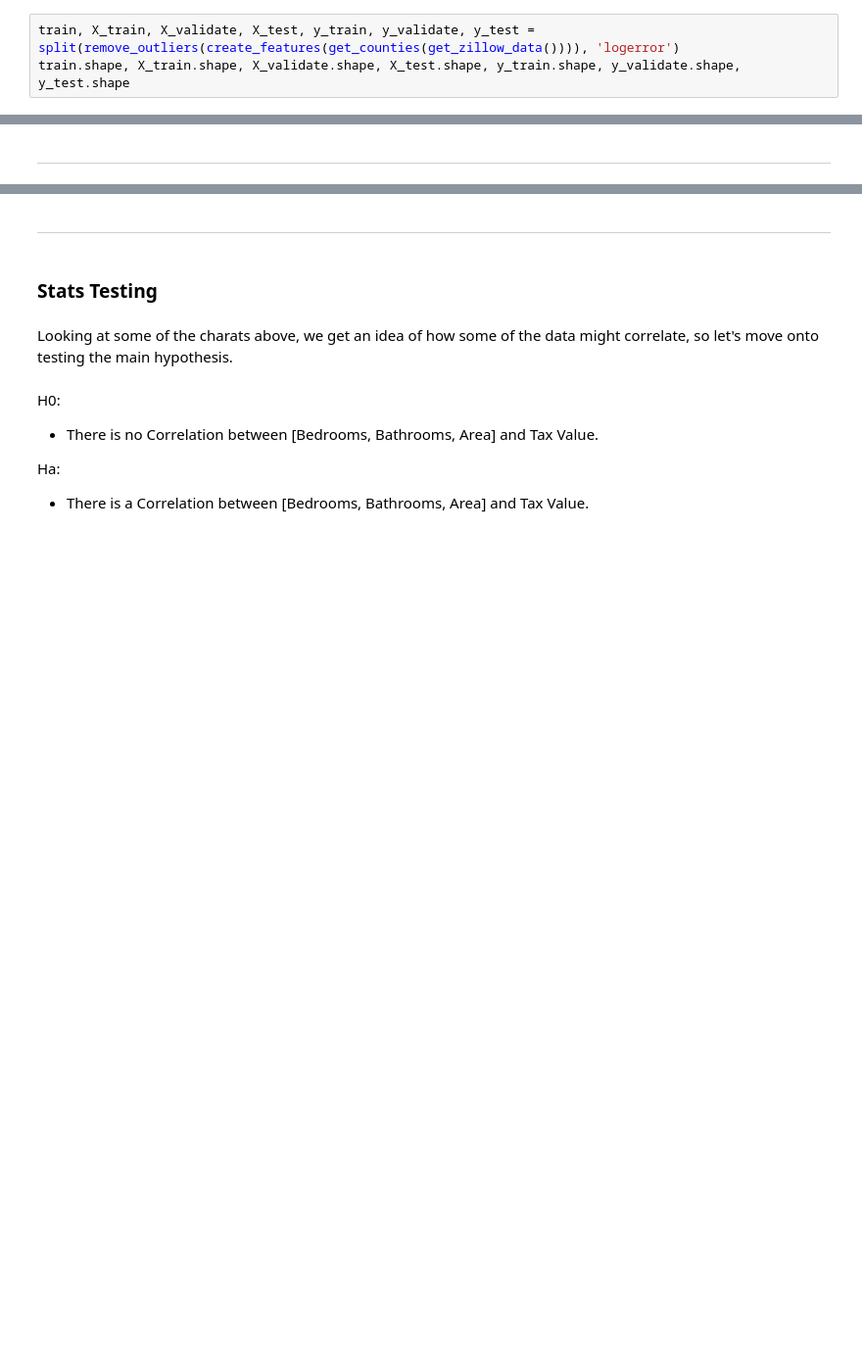
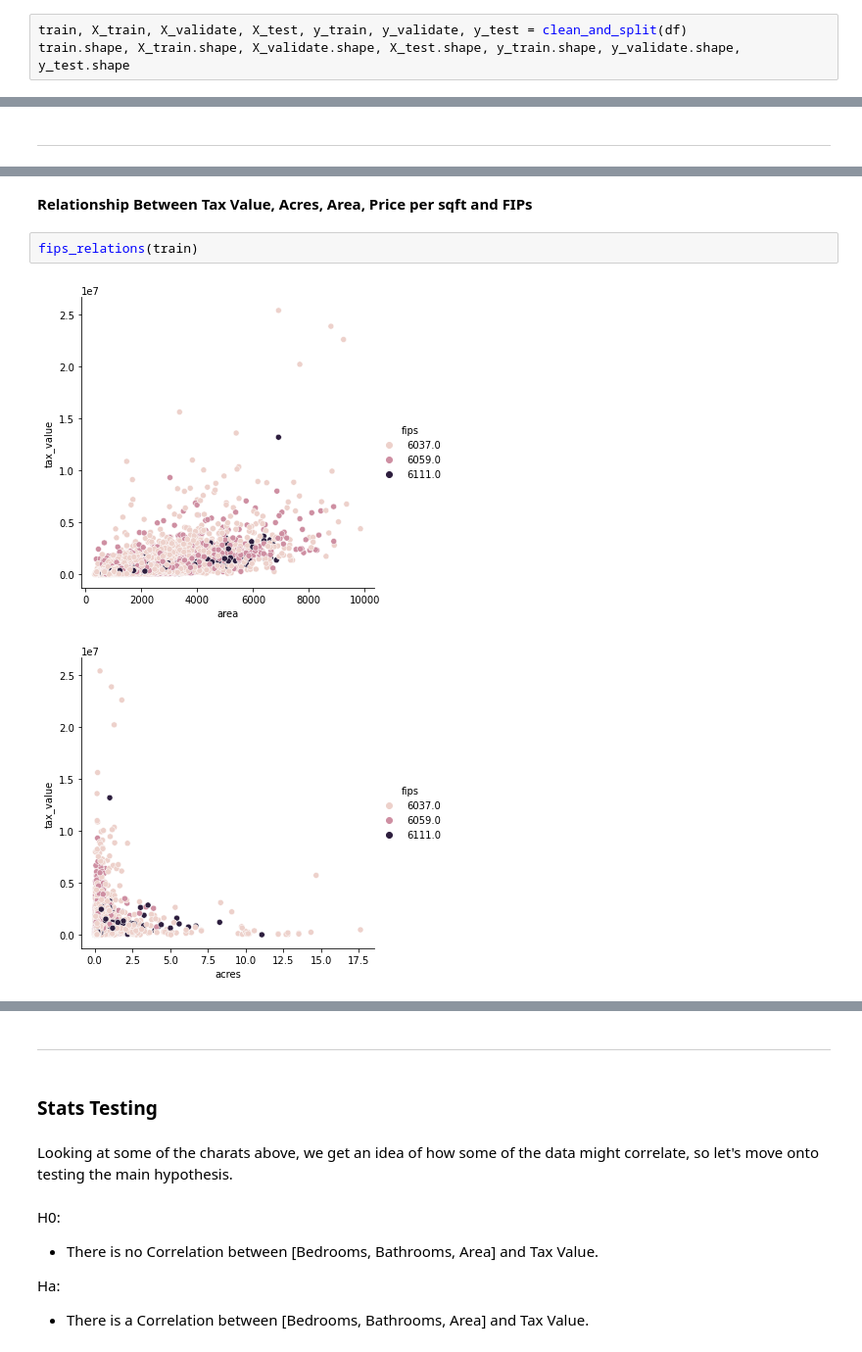
Before and after one commit to Lewis-Park-Bench/Cluster-Project, a Jupyter notebook: final_notebook.ipynb, the cells around one changed output, grey strips where cells are left out. Shown at 98% size. Saved outputs shown, nothing was run; the diff lists cells and outputs as text; blank space fills up the shorter version.

```diff
--- a/final_notebook.ipynb
+++ b/final_notebook.ipynb
@@ -42,4 +90,4 @@ Then the data will be split into Train, X_train, X_validate, X_test, y_train, y_
 # %%
-train, X_train, X_validate, X_test, y_train, y_validate, y_test = split(remove_outliers(create_features(get_counties(get_zillow_data()))), 'logerror')
+train, X_train, X_validate, X_test, y_train, y_validate, y_test = clean_and_split(df)
 train.shape, X_train.shape, X_validate.shape, X_test.shape, y_train.shape, y_validate.shape, y_test.shape
 # %% [output]
@@ -87,0 +154,7 @@ Range of bedrooms and bathrooms are fairly expected, the range of the area thoug
+# %% [markdown]
+**Relationship Between Tax Value, Acres, Area, Price per sqft and FIPs**
+# %%
+fips_relations(train)
+# %% [output]
+[figure, added]
+[figure, added]
```
Also changed, not shown: parts of 34 cells of this notebook, 2 other files.
